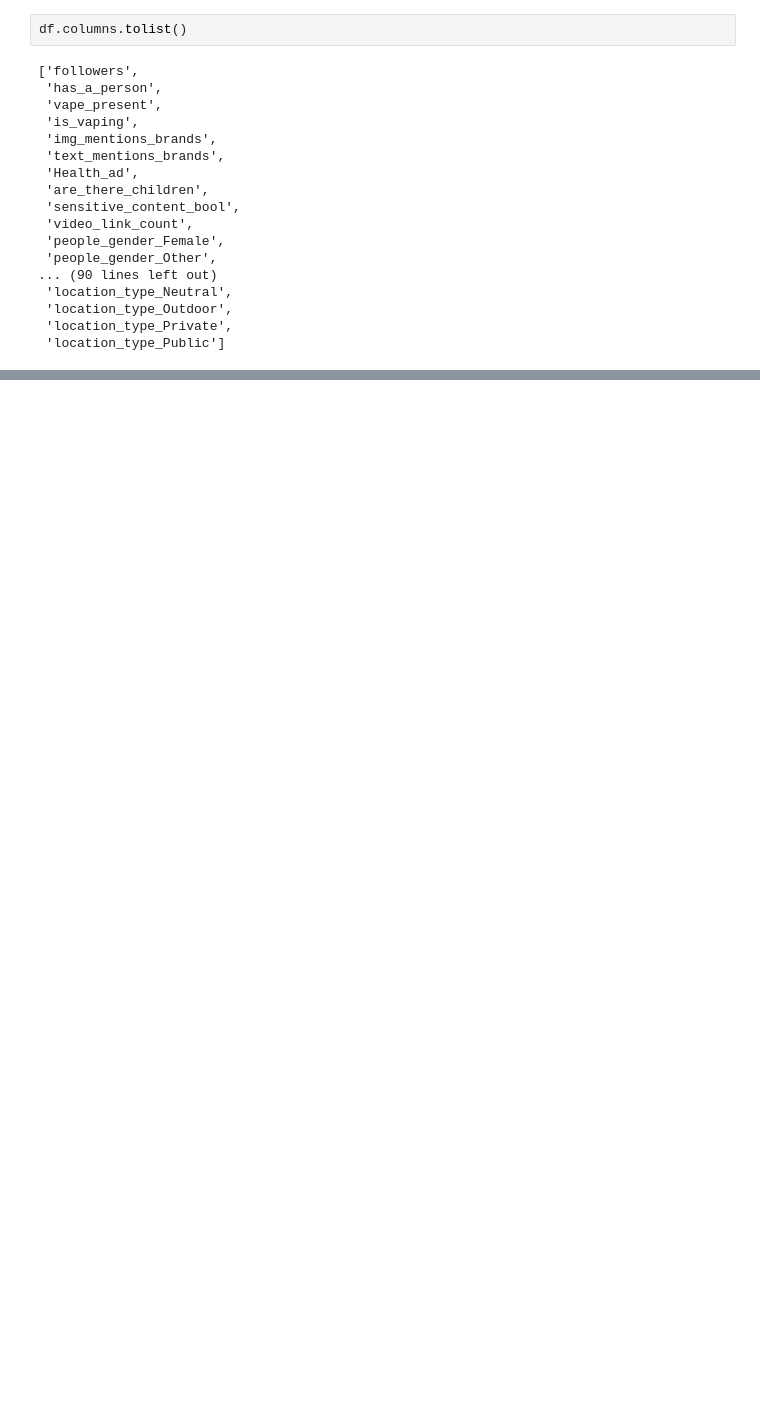
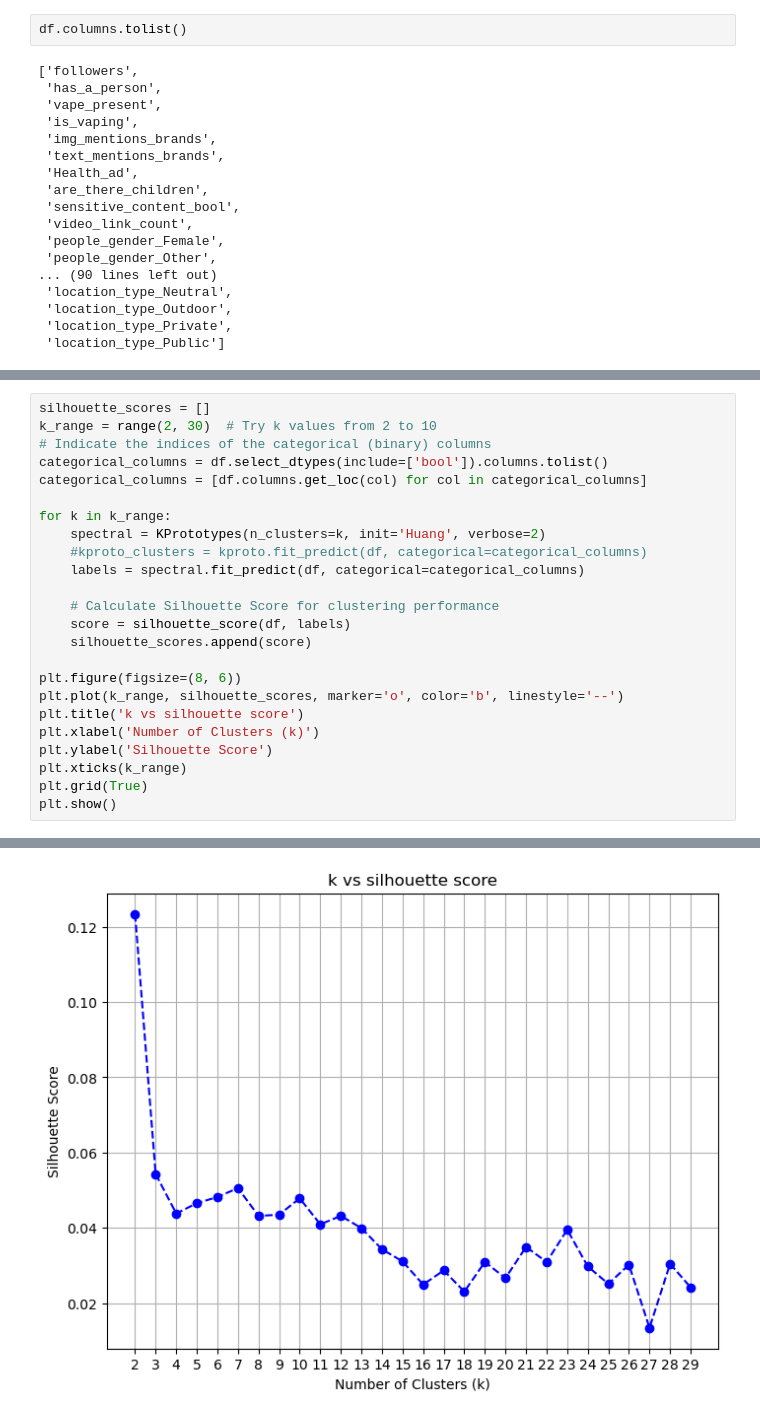
Before and after one commit to Patrick448/Data-Mining, a Jupyter notebook: 2-clustering/clustering.ipynb, the cells around one changed output, grey strips where cells are left out. Saved outputs shown, nothing was run; the diff lists cells and outputs as text; blank space fills up the shorter version.

```diff
--- a/2-clustering/clustering.ipynb
+++ b/2-clustering/clustering.ipynb
@@ -108,0 +218,25 @@ silhouette_score(df,kmeans.labels_)
+# %%
+silhouette_scores = []
+k_range = range(2, 30)  # Try k values from 2 to 10
+# Indicate the indices of the categorical (binary) columns
+categorical_columns = df.select_dtypes(include=['bool']).columns.tolist()
+categorical_columns = [df.columns.get_loc(col) for col in categorical_columns]
+
+for k in k_range:
+    spectral = KPrototypes(n_clusters=k, init='Huang', verbose=2)
+    #kproto_clusters = kproto.fit_predict(df, categorical=categorical_columns)
+    labels = spectral.fit_predict(df, categorical=categorical_columns)
+
+    # Calculate Silhouette Score for clustering performance
+    score = silhouette_score(df, labels)
+    silhouette_scores.append(score)
+
+plt.figure(figsize=(8, 6))
+plt.plot(k_range, silhouette_scores, marker='o', color='b', linestyle='--')
+plt.title('k vs silhouette score')
+plt.xlabel('Number of Clusters (k)')
+plt.ylabel('Silhouette Score')
+plt.xticks(k_range)
+plt.grid(True)
+plt.show()
+# %% [output]
@@ -108,0 +260 @@ silhouette_score(df,kmeans.labels_)
+[figure, added]
```
Also changed, not shown: parts of 27 cells of this notebook.
